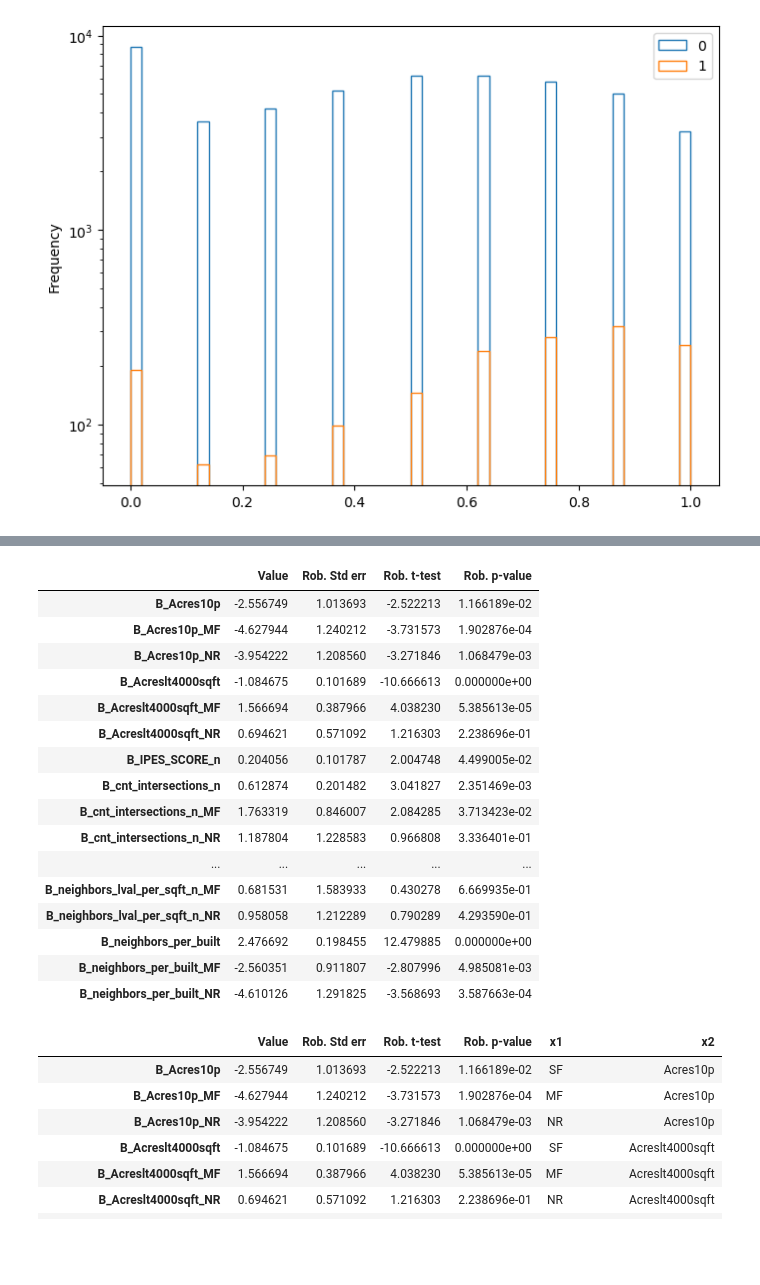
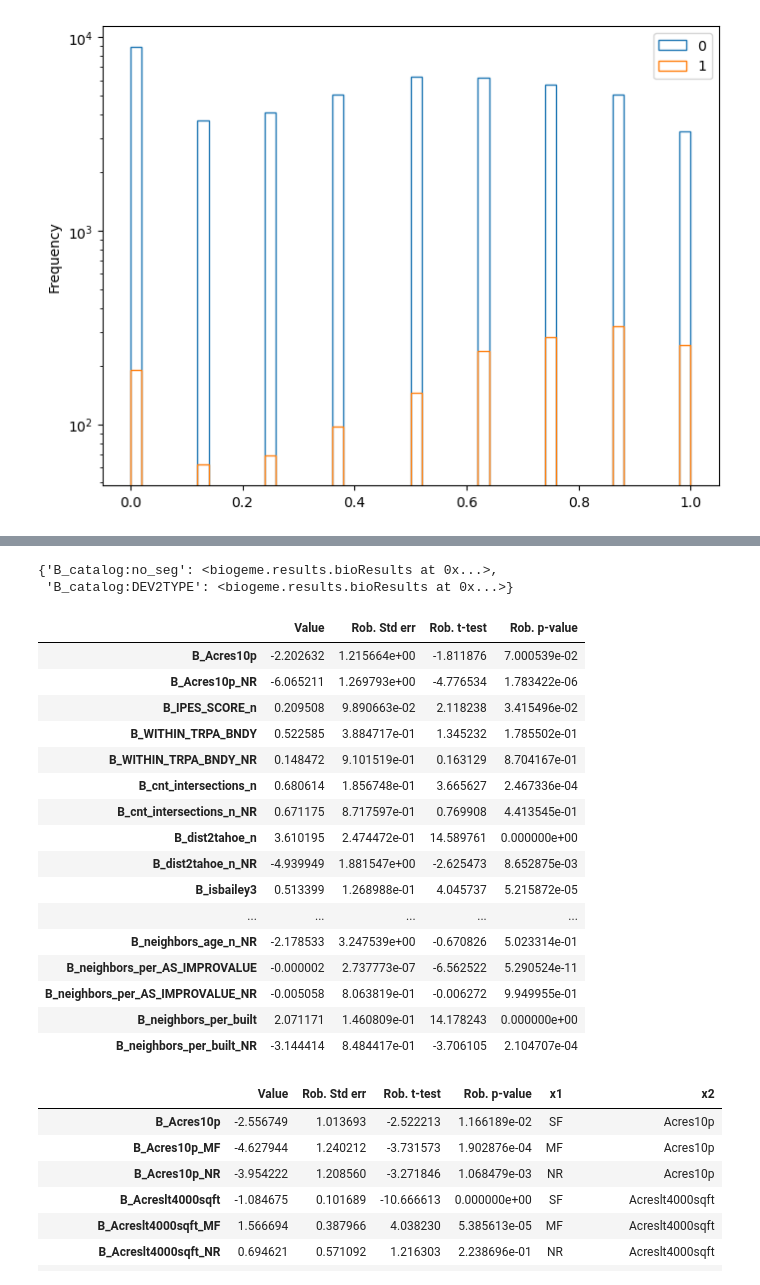
Before and after one commit to ManhanGroup/OLAF-TRPA, a Jupyter notebook: SupplyModelEstimation.ipynb, the cells around one changed output, grey strips where cells are left out. Cells and saved outputs as stored; diff of their text form; code cells hidden in the pictures; blank space fills up the shorter version.

```diff
--- a/SupplyModelEstimation.ipynb
+++ b/SupplyModelEstimation.ipynb
@@ -646,9 +975,4 @@ all_alternatives.sort_values(by=['ID','Alt_ID'])
 # %%
-sel_variables=['APN','usableland','AS_LANDVALUE','per_AS_IMPROVALUE','FAR','lval_per_sqft_n', 'neighbors_per_AS_IMPROVALUE',
-               'neighbors_FAR','neighbors_per_built','neighbors_lval_per_sqft_n','neighbors_bldsqft_per_unit_n','neighbors_age_n',
-         'WITHIN_TRPA_BNDY','cnt_intersections_n','isbailey4p', 'isbailey3', 'is_towncenter', 'is_outsidebuffer', 'IPES_SCORE_n', 'dist2tahoe_n',
-         'Acres10p', 'Acres5to10', 'Acres1to5', 'Acreshalfto1acres', 'Acresquartertohalfacres','Acreslt4000sqft']
-
 df_w=all_alternatives.pivot(index='ID', columns='Alt_ID', values=sel_variables+['choice','chosen'])
 df_w.columns=[f'{col[0]}_{col[1]}' for col in df_w.columns]
 df_w.reset_index(inplace=True)
@@ -724,7 +1048,7 @@ char_columns.to_list()
  'APN']
 # %%
 #Coerce numeric variables to numeric
-df_w[char_columns[30:-1]]=df_w[char_columns[30:-1]].apply(pd.to_numeric, errors='coerce')
+df_w[char_columns[:-1]]=df_w[char_columns[:-1]].apply(pd.to_numeric, errors='coerce')
 # %%
 #Doulbe check remaining character columns
 char_columns = df_w.select_dtypes(['object']).columns
@@ -785,13 +1104,6 @@ database.variables
  'av_29': av_29,
  'av_30': av_30}
 # %%
-sel_variables=['lval_per_sqft_n', 'neighbors_per_AS_IMPROVALUE','neighbors_age_n',
-               'neighbors_FAR','neighbors_per_built','neighbors_lval_per_sqft_n','neighbors_bldsqft_per_unit_n',
-         'WITHIN_TRPA_BNDY','cnt_intersections_n','isbailey4p', 'isbailey3', 'is_towncenter',
-               'is_outsidebuffer', 'IPES_SCORE_n','dist2tahoe_n', 'Acres10p', 'Acreslt4000sqft' ]
-
-
-
 
 
 #define beta to be estimated for utility funciton
@@ -981,7 +1317,7 @@ pandas_results
 sel_variables=[c[2:] for c in pandas_results.loc[pandas_results.Value!=0].index]
 
 sel_variables_1=['isbailey3','isbailey4p','IPES_SCORE_n' ]
-sel_variables_2=[c for c in sel_variables if c not in sel_variables_2]
+sel_variables_2=[c for c in sel_variables if c not in sel_variables_1]
 
 segmentation_dev2types = database.generate_segmentation(
     variable='DEV2TYPE', mapping={0: 'RES', 1: 'NR'}
@@ -1078,25 +1418,30 @@ Model_000003    0.536963
 Name: Final log likelihood, dtype: object
+# %%
+pareto_results
+# %% [output]
+{'B_catalog:no_seg': <biogeme.results.bioResults at 0x...>,
+ 'B_catalog:DEV2TYPE': <biogeme.results.bioResults at 0x...>}
 # %%
-pandas_results=pareto_results['B_catalog:DEV3TYPE'].getEstimatedParameters()
+pandas_results=pareto_results['B_catalog:DEV2TYPE'].getEstimatedParameters()
 pandas_results
 # %% [output]
 |  | Value | Rob. Std err | Rob. t-test | Rob. p-value |
-| B_Acres10p | -2.556749 | 1.013693 | -2.522213 | 1.166189e-02 |
-| B_Acres10p_MF | -4.627944 | 1.240212 | -3.731573 | 1.902876e-04 |
-| B_Acres10p_NR | -3.954222 | 1.208560 | -3.271846 | 1.068479e-03 |
-| B_Acreslt4000sqft | -1.084675 | 0.101689 | -10.666613 | 0.000000e+00 |
-| B_Acreslt4000sqft_MF | 1.566694 | 0.387966 | 4.038230 | 5.385613e-05 |
-| B_Acreslt4000sqft_NR | 0.694621 | 0.571092 | 1.216303 | 2.238696e-01 |
-| B_IPES_SCORE_n | 0.204056 | 0.101787 | 2.004748 | 4.499005e-02 |
-| B_cnt_intersections_n | 0.612874 | 0.201482 | 3.041827 | 2.351469e-03 |
-| B_cnt_intersections_n_MF | 1.763319 | 0.846007 | 2.084285 | 3.713423e-02 |
-| B_cnt_intersections_n_NR | 1.187804 | 1.228583 | 0.966808 | 3.336401e-01 |
+| B_Acres10p | -2.202632 | 1.215664e+00 | -1.811876 | 7.000539e-02 |
+| B_Acres10p_NR | -6.065211 | 1.269793e+00 | -4.776534 | 1.783422e-06 |
+| B_IPES_SCORE_n | 0.209508 | 9.890663e-02 | 2.118238 | 3.415496e-02 |
+| B_WITHIN_TRPA_BNDY | 0.522585 | 3.884717e-01 | 1.345232 | 1.785502e-01 |
+| B_WITHIN_TRPA_BNDY_NR | 0.148472 | 9.101519e-01 | 0.163129 | 8.704167e-01 |
+| B_cnt_intersections_n | 0.680614 | 1.856748e-01 | 3.665627 | 2.467336e-04 |
+| B_cnt_intersections_n_NR | 0.671175 | 8.717597e-01 | 0.769908 | 4.413545e-01 |
+| B_dist2tahoe_n | 3.610195 | 2.474472e-01 | 14.589761 | 0.000000e+00 |
+| B_dist2tahoe_n_NR | -4.939949 | 1.881547e+00 | -2.625473 | 8.652875e-03 |
+| B_isbailey3 | 0.513399 | 1.268988e-01 | 4.045737 | 5.215872e-05 |
 | ... | ... | ... | ... | ... |
-| B_neighbors_lval_per_sqft_n_MF | 0.681531 | 1.583933 | 0.430278 | 6.669935e-01 |
-| B_neighbors_lval_per_sqft_n_NR | 0.958058 | 1.212289 | 0.790289 | 4.293590e-01 |
-| B_neighbors_per_built | 2.476692 | 0.198455 | 12.479885 | 0.000000e+00 |
-| B_neighbors_per_built_MF | -2.560351 | 0.911807 | -2.807996 | 4.985081e-03 |
-| B_neighbors_per_built_NR | -4.610126 | 1.291825 | -3.568693 | 3.587663e-04 |
+| B_neighbors_age_n_NR | -2.178533 | 3.247539e+00 | -0.670826 | 5.023314e-01 |
+| B_neighbors_per_AS_IMPROVALUE | -0.000002 | 2.737773e-07 | -6.562522 | 5.290524e-11 |
+| B_neighbors_per_AS_IMPROVALUE_NR | -0.005058 | 8.063819e-01 | -0.006272 | 9.949955e-01 |
+| B_neighbors_per_built | 2.071171 | 1.460809e-01 | 14.178243 | 0.000000e+00 |
+| B_neighbors_per_built_NR | -3.144414 | 8.484417e-01 | -3.706105 | 2.104707e-04 |
 # %%
 pandas_results['x1'] =['' if c in ['B_'+s for s in sel_variables_1] else 'MF' if c.endswith('_MF') else 'NR' if c.endswith('_NR') else 'SF' for c in pandas_results.index]
 pandas_results['x2'] =[c[2:-3] if c.endswith('_MF') or c.endswith('_NR') else c[2:] for c in pandas_results.index]
```
Also changed, not shown: parts of 36 cells of this notebook.
